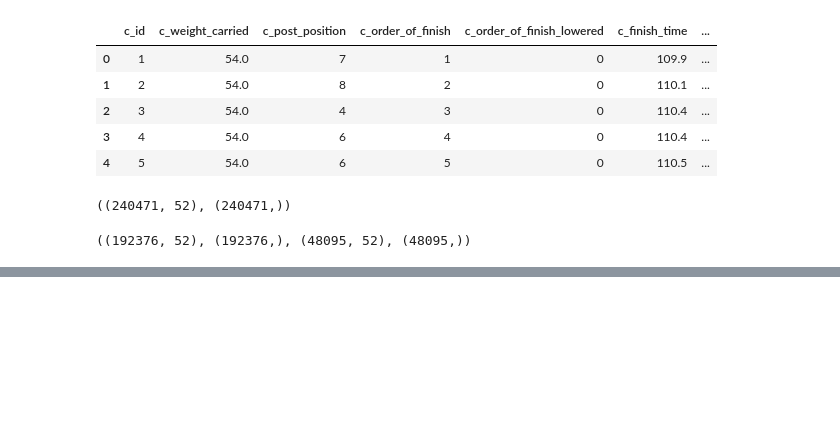
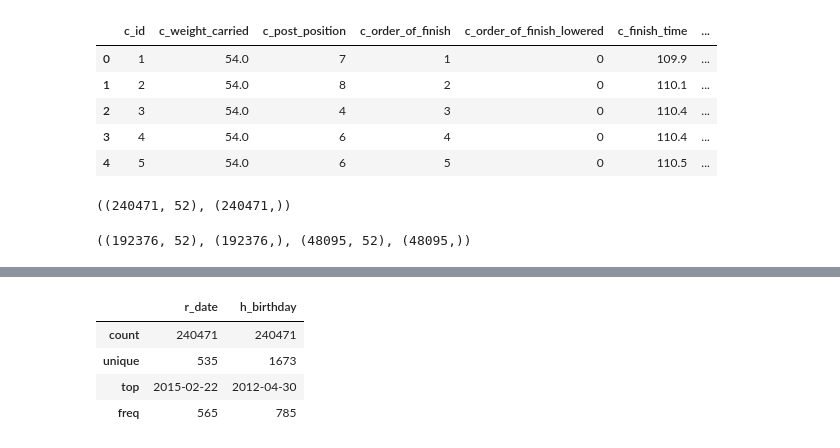
Before and after one commit to hankehly/netkeiba, a Jupyter notebook: notebooks/transformation.ipynb, the cells around one changed output, grey strips where cells are left out. Drawn from its saved outputs; the diff is of its cells as text; code cells hidden in the pictures; blank space fills up the shorter version.

```diff
--- a/notebooks/transformation.ipynb
+++ b/notebooks/transformation.ipynb
@@ -156,0 +194,8 @@ class CombinedNumericAttributesAdder(BaseEstimator, TransformerMixin):
+# %%
+X[date_attribs].describe()
+# %% [output]
+|  | r_date | h_birthday |
+| count | 240471 | 240471 |
+| unique | 535 | 1673 |
+| top | 2015-02-22 | 2012-04-30 |
+| freq | 565 | 785 |
```
Also changed, not shown: parts of 10 cells of this notebook.
